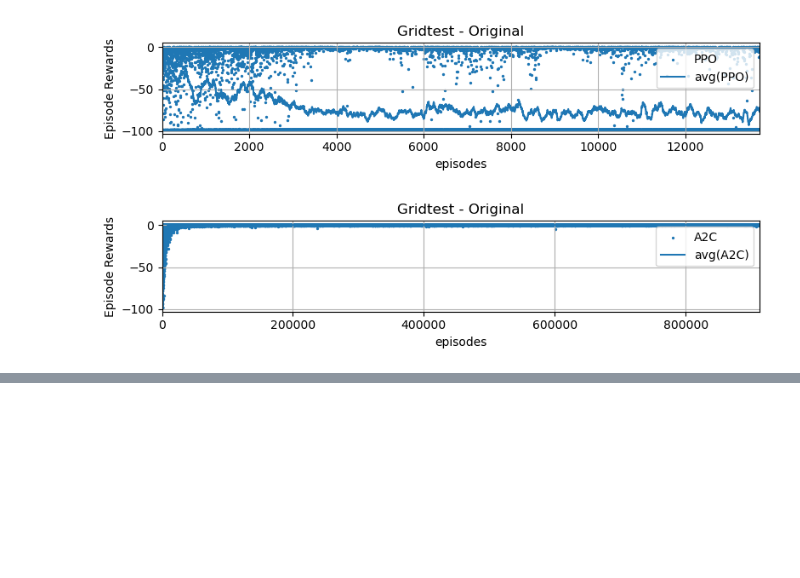
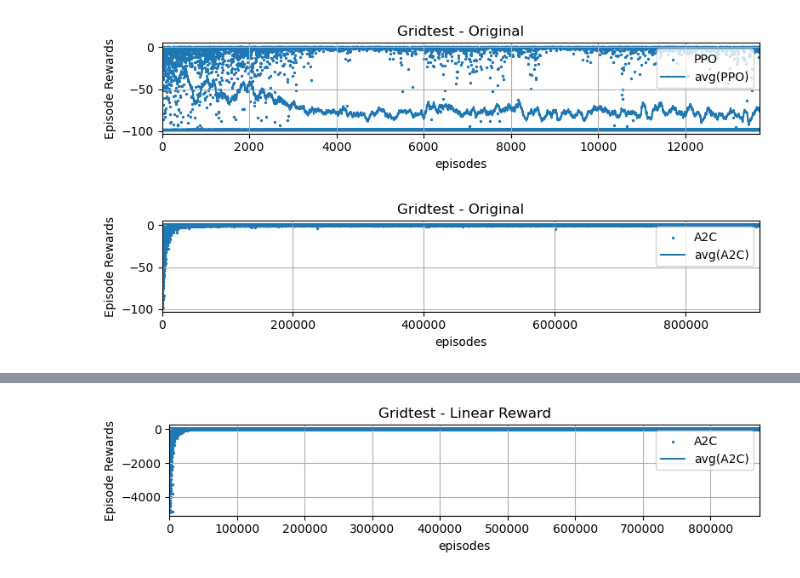
Before and after one commit to shermansiu/codenames_ai, a Jupyter notebook: notebooks/experimental/stable_baselines3_plot.ipynb, the cells around one changed output, grey strips where cells are left out. Saved outputs shown, nothing was run; the diff lists cells and outputs as text; code cells hidden in the pictures; blank space fills up the shorter version.

```diff
--- a/notebooks/experimental/stable_baselines3_plot.ipynb
+++ b/notebooks/experimental/stable_baselines3_plot.ipynb
@@ -78,0 +88,4 @@ plot_gridtest_experiment("gridtest", "Gridtest - Original", should_save=False, a
+# %%
+plot_gridtest_experiment("gridtest_linear_reward", "Gridtest - Linear Reward", should_save=False, algorithms=["A2C"])
+# %% [output]
+[figure, added]
```
Also changed, not shown: parts of 4 cells of this notebook, 1 other file.
